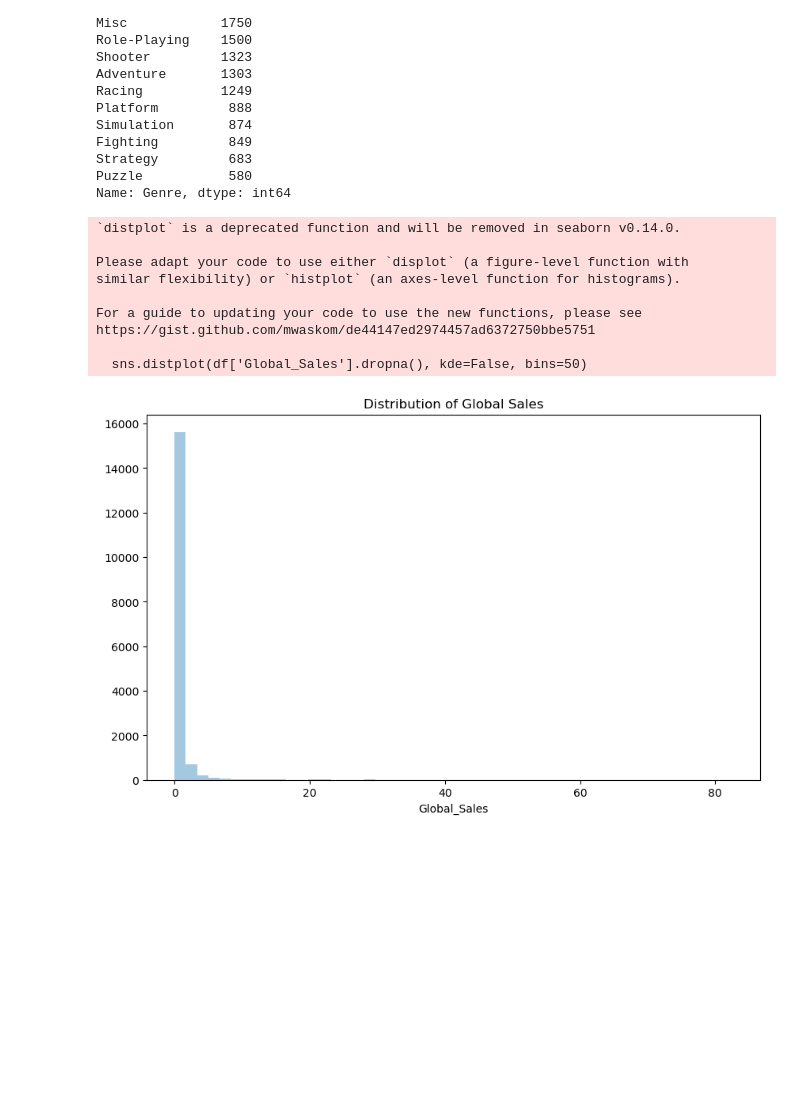
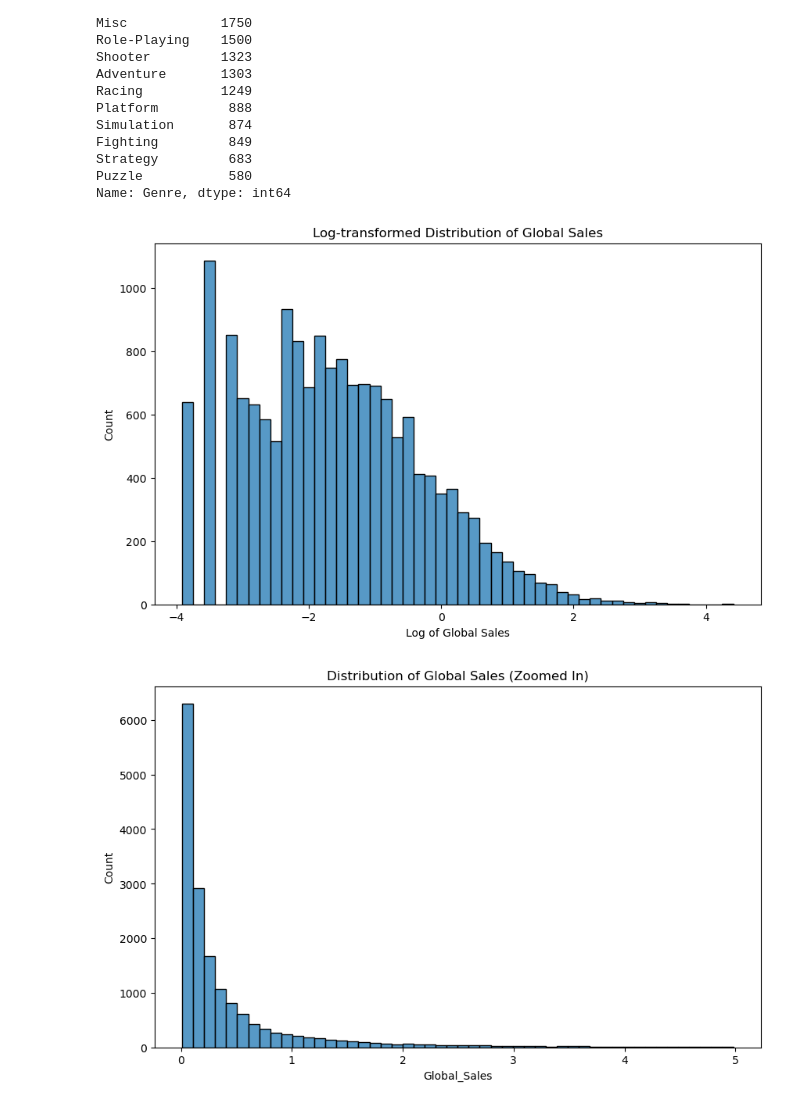
Before and after one commit to LukeHolmessba23038/Data-Visualisation, a Jupyter notebook: Data Visualisation CA01 S2 2024.ipynb, the cells around one changed output. Drawn from its saved outputs; the diff is of its cells as text; code cells hidden in the pictures; blank space fills up the shorter version.

```diff
--- a/Data Visualisation CA01 S2 2024.ipynb
+++ b/Data Visualisation CA01 S2 2024.ipynb
@@ -17,3 +69,6 @@ df.head()
+# %%
+df['Critic_Count'] = df['Critic_Count'].fillna(0).astype(int)
+df['User_Count'] = df['User_Count'].fillna(0).astype(int)
 # %%
 print("\nMissing values in the dataset:")
 print(df.isnull().sum())
@@ -39,3 +110,16 @@ dtype: int64
+# %%
+# Calculate the average difference where both scores are present
+df['User_Score'] = pd.to_numeric(df['User_Score'], errors='coerce')
+valid_scores = df.dropna(subset=['User_Score', 'Critic_Score'])
+average_diff = (valid_scores['User_Score'] - valid_scores['Critic_Score']).mean()
+
+# Impute missing User_Scores with Critic_Score + average_diff
+missing_user = df['User_Score'].isnull() & df['Critic_Score'].notnull()
+df.loc[missing_user, 'User_Score'] = df['Critic_Score'] + average_diff
+
+# Impute missing Critic_Scores with User_Score - average_diff
+missing_critic = df['Critic_Score'].isnull() & df['User_Score'].notnull()
+df.loc[missing_critic, 'Critic_Score'] = df['User_Score'] - average_diff
 # %%
 print("\nStatistical details of the dataset:")
 print(df.describe())
@@ -62,0 +144,12 @@ max       10.570000     82.530000     98.000000    113.000000  10665.000000
+# %%
+# Normalize Critic_Score to be out of 10
+df['Normalized_Critic_Score'] = df['Critic_Score'] / 10
+
+# Fill missing values with 0 for calculation purposes
+df['Normalized_Critic_Score'].fillna(0, inplace=True)
+df['User_Score'].fillna(0, inplace=True)
+df['Critic_Count'].fillna(0, inplace=True)
+df['User_Count'].fillna(0, inplace=True)
+
+# Calculate the weighted score
+df['Weighted_Rating_Score'] = df.apply(lambda x: (x['Normalized_Critic_Score'] * x['Critic_Count'] + x['User_Score'] * x['User_Count']) / (x['Critic_Count'] + x['User_Count']) if (x['Critic_Count'] + x['User_Count']) > 0 else 0, axis=1)
@@ -101,19 +219,21 @@ Fighting         849
 Strategy         683
 Puzzle           580
 Name: Genre, dtype: int64
+# %%
+# Adding a small constant because log(0) is undefined
+df['Log_Global_Sales'] = np.log(df['Global_Sales'] + 0.01)
+
+plt.figure(figsize=(10, 6))
+sns.histplot(df['Log_Global_Sales'].dropna(), kde=False, bins=50)
+plt.title('Log-transformed Distribution of Global Sales')
+plt.xlabel('Log of Global Sales')
+plt.show()
+# %% [output]
+[figure, added]
 # %%
 plt.figure(figsize=(10, 6))
-sns.distplot(df['Global_Sales'].dropna(), kde=False, bins=50)
-plt.title('Distribution of Global Sales')
+sns.histplot(df[df['Global_Sales'] < 5]['Global_Sales'], kde=False, bins=50)  # Adjust the threshold as needed
+plt.title('Distribution of Global Sales (Zoomed In)')
 plt.show()
 # %% [output]
-`distplot` is a deprecated function and will be removed in seaborn v0.14.0.
-
-Please adapt your code to use either `displot` (a figure-level function with
-similar flexibility) or `histplot` (an axes-level function for histograms).
-
-For a guide to updating your code to use the new functions, please see
-https://gist.github.com/mwaskom/de44147ed2974457ad6372750bbe5751
-
-  sns.distplot(df['Global_Sales'].dropna(), kde=False, bins=50)
-[figure, old version]
+[figure, new version]
```
Also changed, not shown: parts of 88 cells of this notebook.
